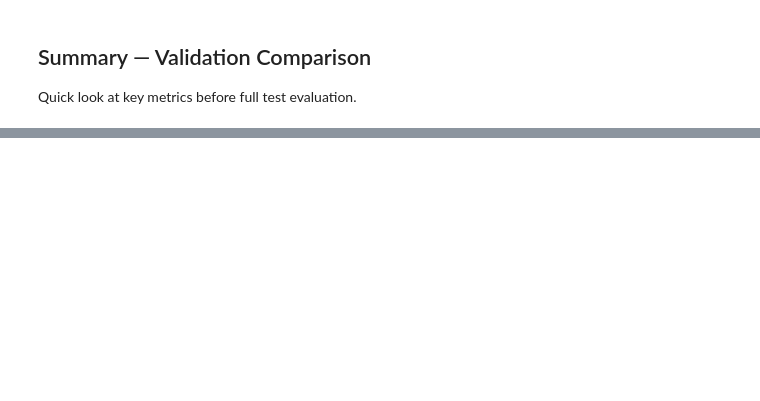
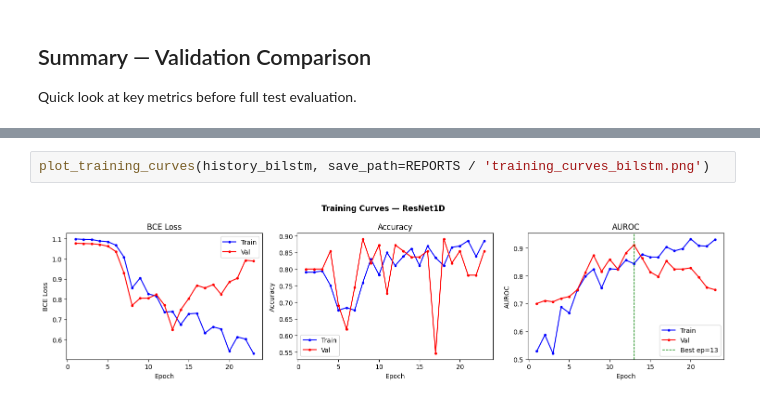
Before and after one commit to Aisyaululasmi/IDSC2026, a Jupyter notebook: notebooks/03_training.ipynb, the cells around one changed output, grey strips where cells are left out. Drawn from its saved outputs; the diff is of its cells as text; blank space fills up the shorter version.

```diff
--- a/notebooks/03_training.ipynb
+++ b/notebooks/03_training.ipynb
@@ -309,0 +798,4 @@ print('Proceed to 04_evaluation.ipynb for test-set evaluation.')
+# %%
+plot_training_curves(history_bilstm, save_path=REPORTS / 'training_curves_bilstm.png')
+# %% [output]
+[figure, added]
```
Also changed, not shown: parts of 25 cells of this notebook.
